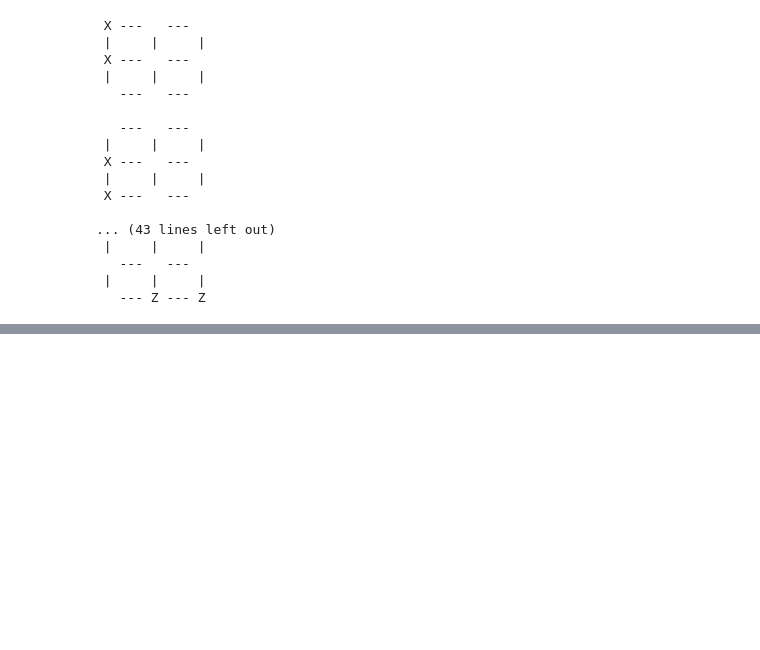
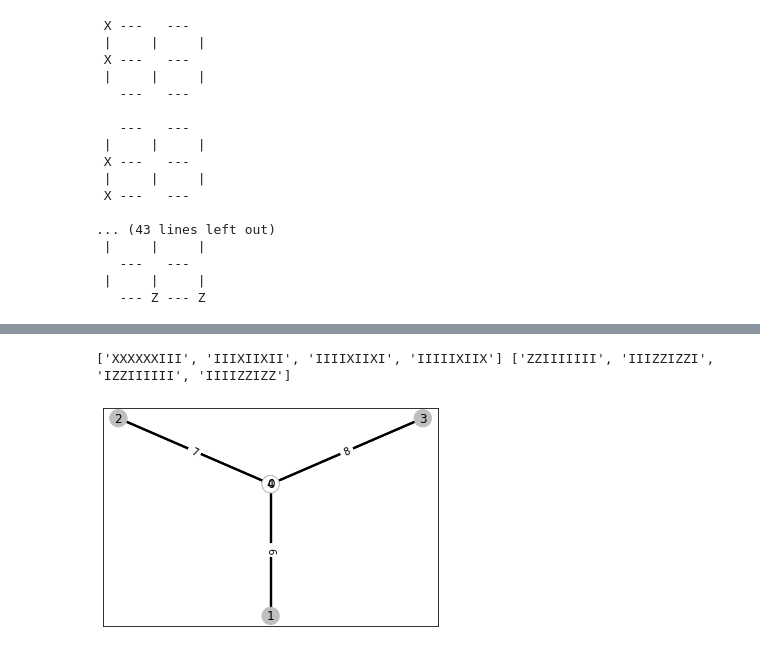
Before and after one commit to jpmarceaux/QuantumHardwareSubgroup, a Jupyter notebook: Compass Codes Prototyping .ipynb, the cells around one changed output, grey strips where cells are left out. Saved outputs shown, nothing was run; the diff lists cells and outputs as text; code cells hidden in the pictures; blank space fills up the shorter version.

Commit message:
matching

```diff
--- a/Compass Codes Prototyping .ipynb
+++ b/Compass Codes Prototyping .ipynb
@@ -660,0 +662,8 @@ print(r_failure)
+# %%
+print(Sx, Sz)
+# %% [output]
+['XXXXXXIII', 'IIIXIIXII', 'IIIIXIIXI', 'IIIIIXIIX'] ['ZZIIIIIII', 'IIIZZIZZI', 'IZZIIIIII', 'IIIIZZIZZ']
+# %%
+Matching(stabs_to_mat(Sx)).draw()
+# %% [output]
+[figure, added]
```
Also changed, not shown: parts of 4 cells of this notebook.
